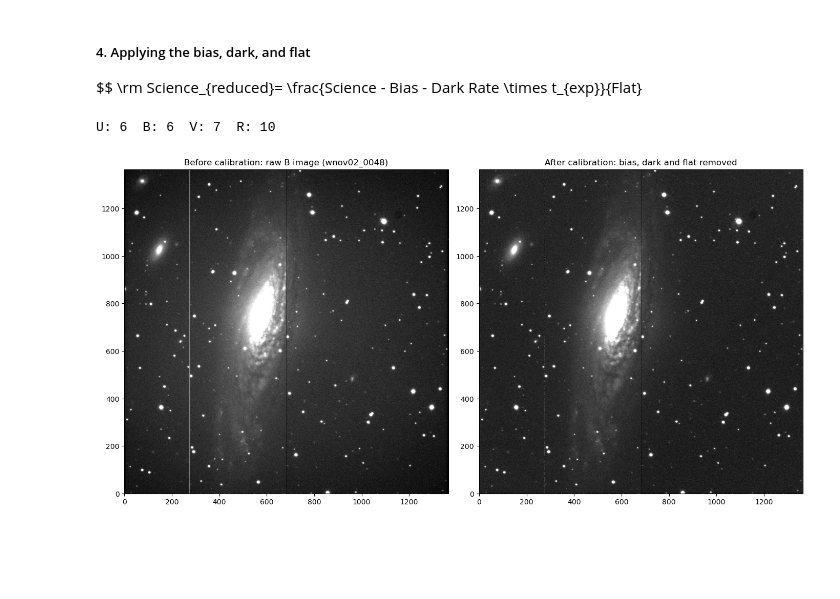
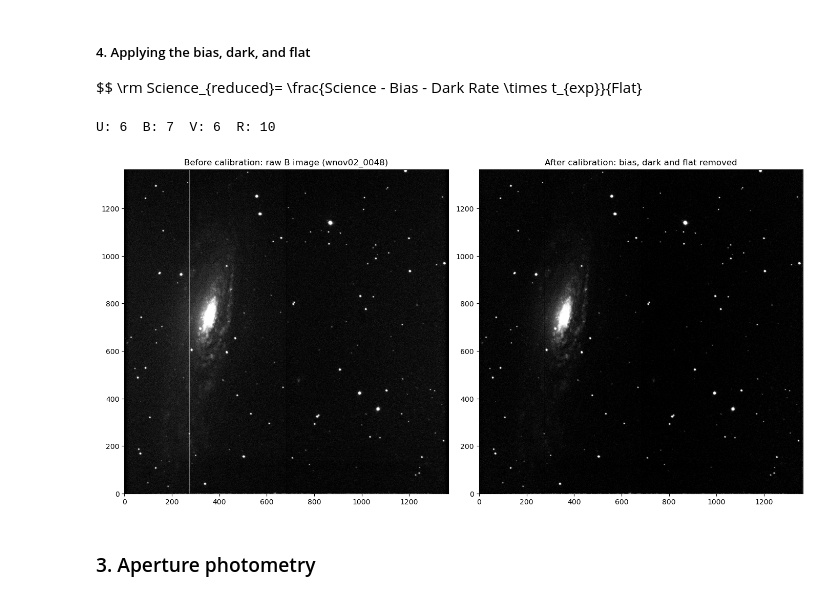
Before and after one commit to AaKavan/ASTR302_SLASH, a Jupyter notebook: nov_data_processing.ipynb, the cells around one changed output. Saved outputs shown, nothing was run; the diff lists cells and outputs as text; code cells hidden in the pictures; blank space fills up the shorter version.

Commit message:
aperture photometry start

```diff
--- a/nov_data_processing.ipynb
+++ b/nov_data_processing.ipynb
@@ -75,22 +83,36 @@ aaiv_files
  'data/slash/02nov26/nov02_26_w/wnov02_0052.fits',
  'data/slash/02nov26/nov02_26_w/wnov02_0053.fits']
 # %%
-### We have three different filters, so let's split them!
+### We have four different filters, so let's split them!
 ### all our filters
 U_files, B_files, V_files, R_files = [], [], [], []
 
+### Going off the filter header
+# for f in aaiv_files:
+#     filt = fits.getheader(f)["FILTER"]
+#     if filt == "Bessell-U":
+#         U_files.append(f)
+#     ### 4 frames had an empty filter header???
+#     ### They're in the same sequence as the B ones, so take B
+#     elif filt == "Harris-B" or filt == "":
+#         B_files.append(f)
+#     elif filt == "Harris-V":
+#         V_files.append(f)
+#     elif filt == "Harris-R":
+#         R_files.append(f)
+
+### Going off what the OBJECT header ends in
 for f in aaiv_files:
-    filt = fits.getheader(f)["FILTER"]
-    if filt == "Bessell-U":
+    obj = fits.getheader(f)["OBJECT"]
+    if obj.endswith("_U"):
         U_files.append(f)
-    ### 4 frames had an empty filter header???
-    ### They're in the same sequence as the B ones, so take B
-    elif filt == "Harris-B" or filt == "":
+    elif obj.endswith("_B"):
         B_files.append(f)
-    elif filt == "Harris-V":
+    elif obj.endswith("_V"):
         V_files.append(f)
-    elif filt == "Harris-R":
+    elif obj.endswith("_R"):
         R_files.append(f)
 
+
 print("U:", len(U_files), " B:", len(B_files), " V:", len(V_files), " R:", len(R_files))
 # %% [output]
@@ -331,23 +353,25 @@ R_red = reduce_files(R_files, flat_R)
 
 print("U:", len(U_red), " B:", len(B_red), " V:", len(V_red), " R:", len(R_red))
 # %% [output]
-U: 6  B: 6  V: 7  R: 10
+U: 6  B: 7  V: 6  R: 10
 # %%
 ### Let's see the before and after!
 before = fits.getdata(B_files[0])
 after = fits.getdata(B_red[0])
 
 plt.figure(figsize=(14, 7))
 
 plt.subplot(121)
-plt.imshow(before, origin="lower", cmap="gray", vmin=60, vmax=170)
+plt.imshow(before, origin="lower", cmap="gray", vmin=10, vmax=50)
 plt.title("Before calibration: raw B image (wnov02_0048)")
 
 plt.subplot(122)
-plt.imshow(after, origin="lower", cmap="gray", vmin=60, vmax=170)
+plt.imshow(after, origin="lower", cmap="gray", vmin=10, vmax=50)
 plt.title("After calibration: bias, dark and flat removed")
 
 plt.tight_layout()
 plt.show()
 # %% [output]
-[figure, old version]
+[figure, new version]
+# %% [markdown]
+### 3. Aperture photometry
```
Also changed, not shown: parts of 9 cells of this notebook.
